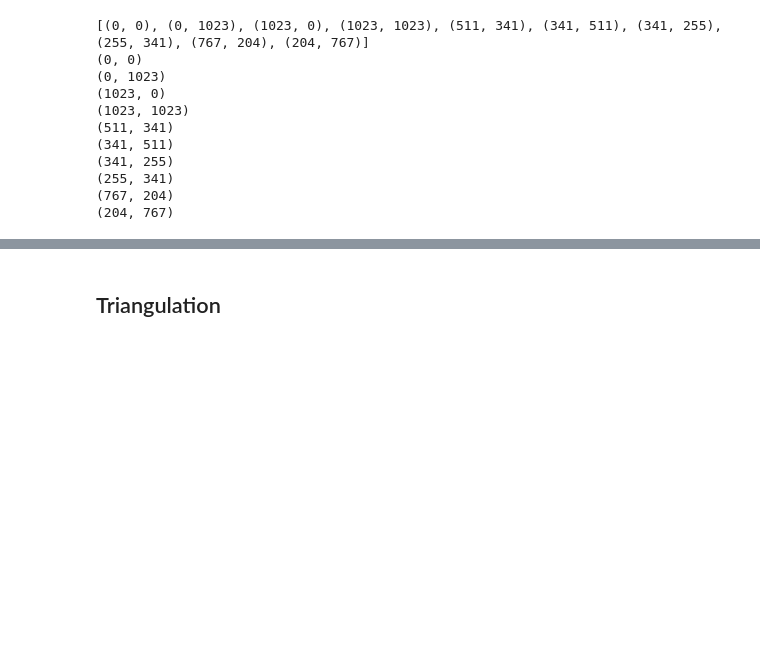
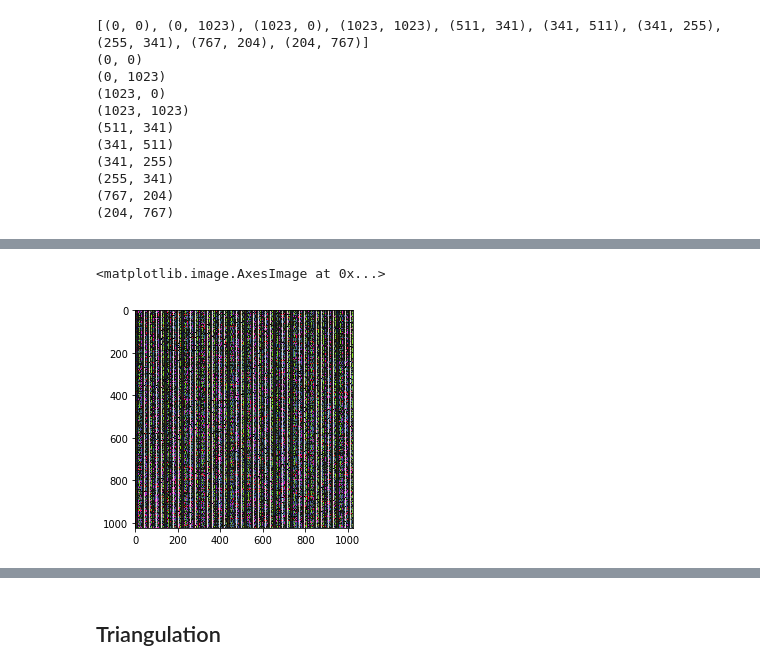
Before and after one commit to AntoineBellemare/fractal_visuals, a Jupyter notebook: Delaunay morphing.ipynb, the cells around one changed output, grey strips where cells are left out. Cells and saved outputs as stored; diff of their text form; code cells hidden in the pictures; blank space fills up the shorter version.

```diff
--- a/Delaunay morphing.ipynb
+++ b/Delaunay morphing.ipynb
@@ -206,0 +250,5 @@ plt.imshow(contrast(del_tot[15]))
+# %%
+plt.imshow(test)
+# %% [output]
+<matplotlib.image.AxesImage at 0x...>
+[figure, added]
```
Also changed, not shown: parts of 14 cells of this notebook, 3 other files.
